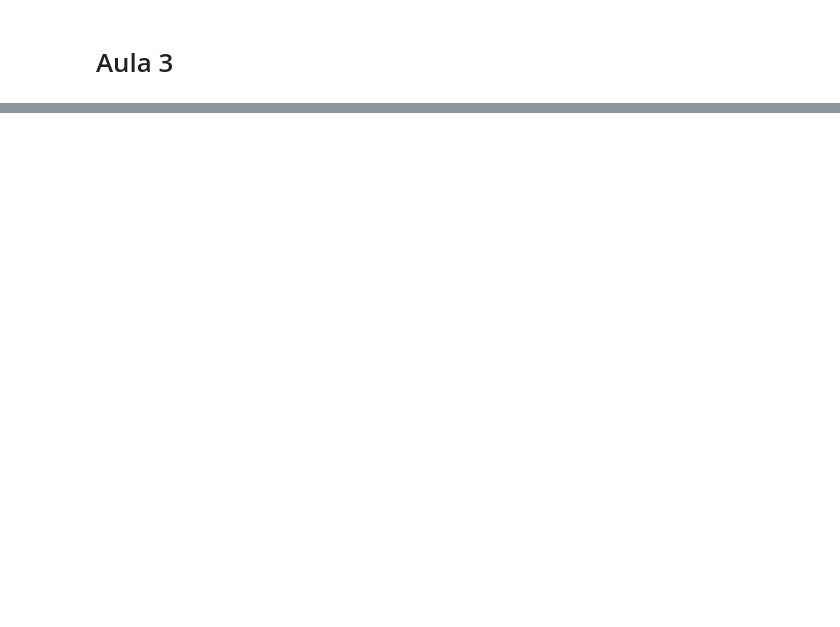
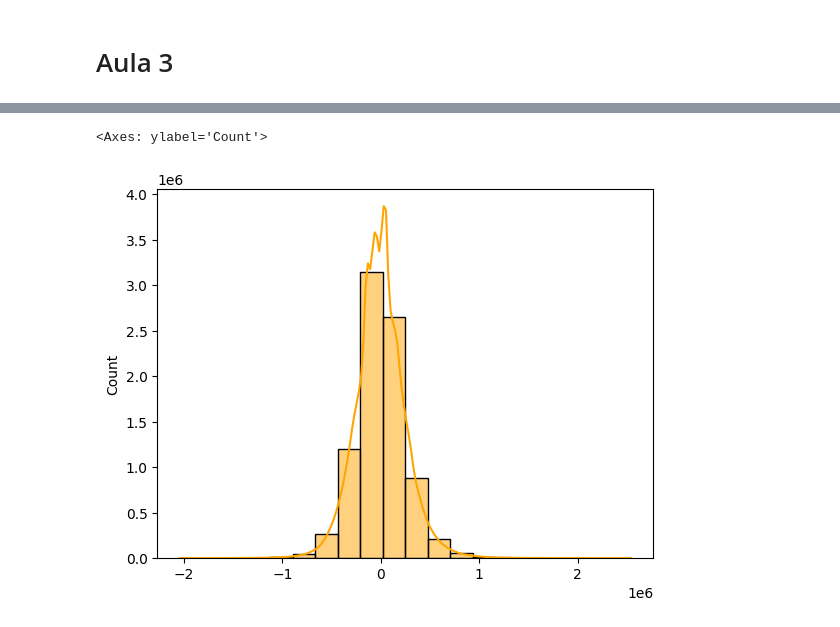
Before and after one commit to namespaiva/pred-analysis, a Jupyter notebook: pred_analisys.ipynb, the cells around one changed output, grey strips where cells are left out. Cells and saved outputs as stored; diff of their text form; code cells hidden in the pictures; blank space fills up the shorter version.

```diff
--- a/pred_analisys.ipynb
+++ b/pred_analisys.ipynb
@@ -798,0 +839,5 @@ import matplotlib.pyplot as plt
+# %%
+sns.histplot(prior_trace.prior_predictive['Y_obs'].values.flatten(), color='orange', bins=20, alpha=0.5, kde=True, label='Obs')
+# %% [output]
+<Axes: ylabel='Count'>
+[figure, added]
```
Also changed, not shown: parts of 36 cells of this notebook.
